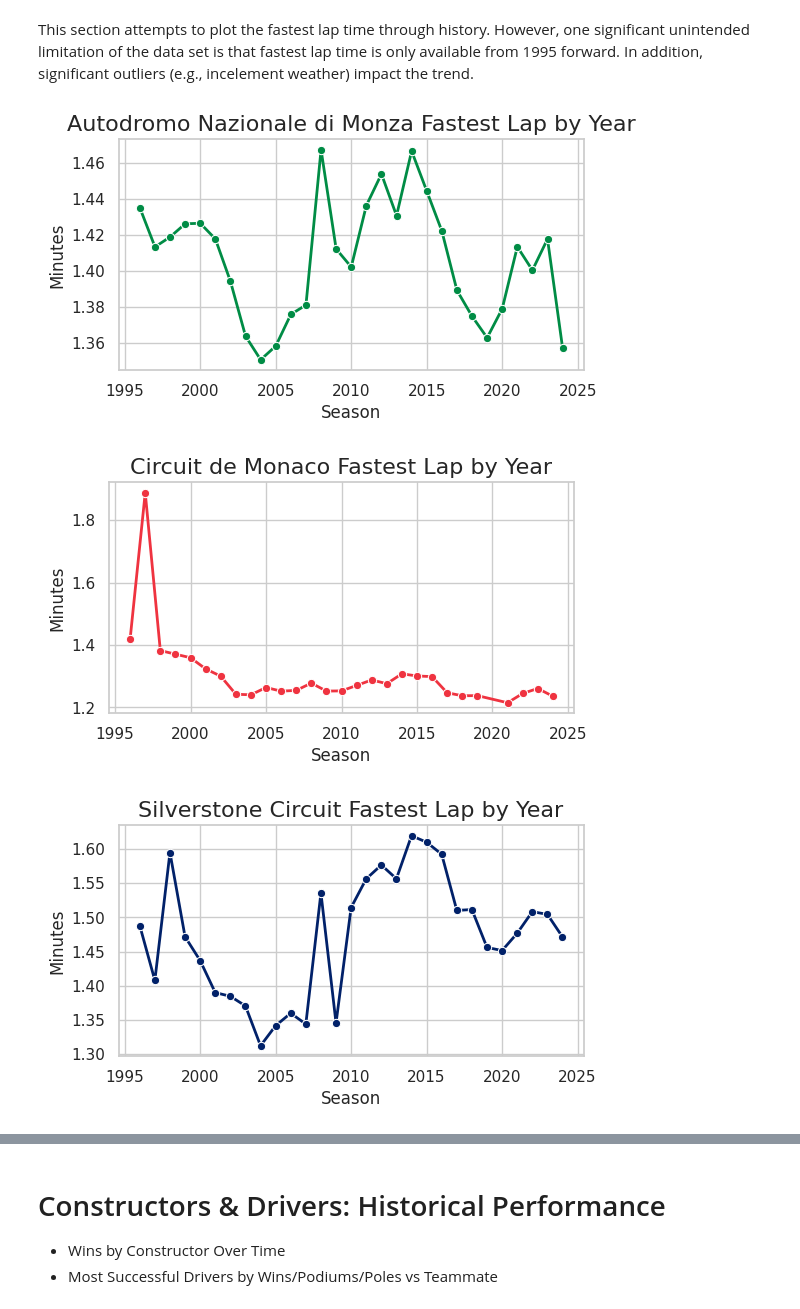
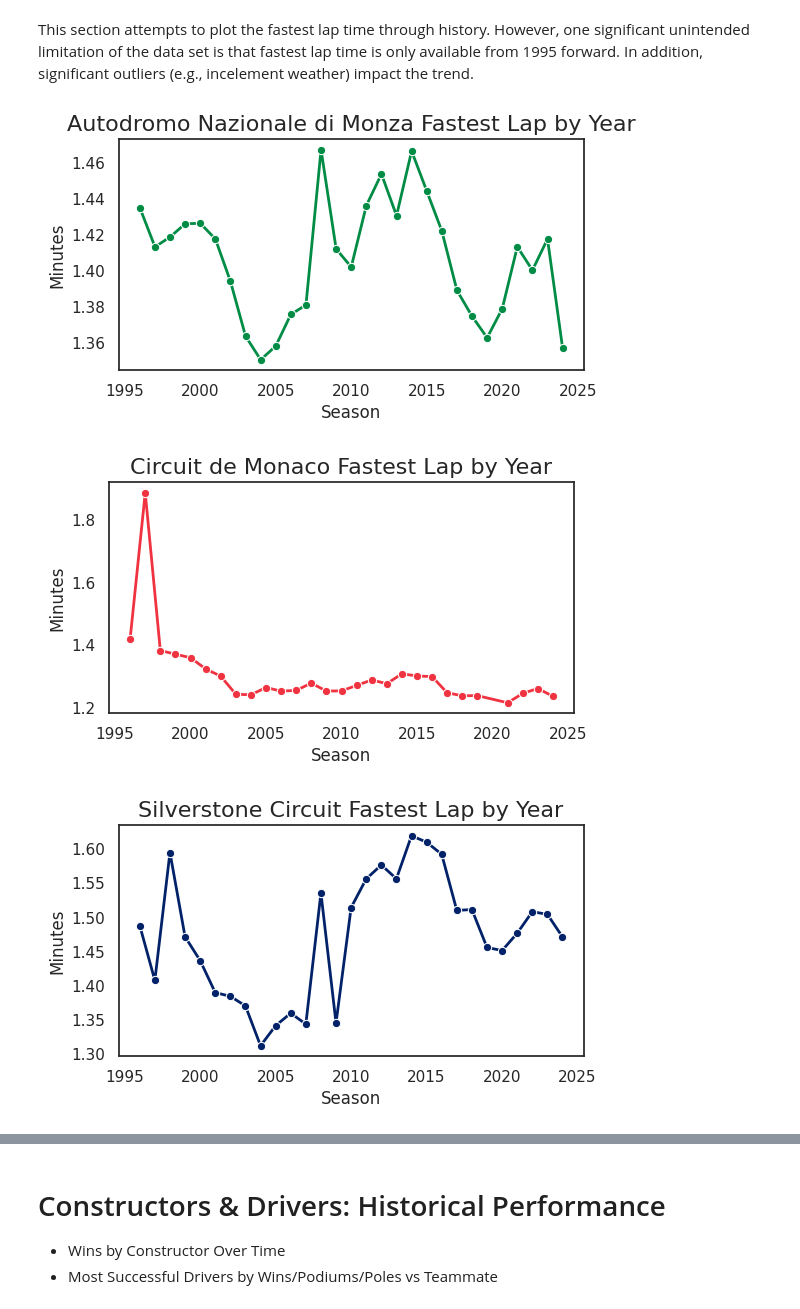
Before and after one commit to davidgoins236/data_viz_final_project, a Jupyter notebook: data_viz_final_project.ipynb, the cells around one changed output, grey strips where cells are left out. Saved outputs shown, nothing was run; the diff lists cells and outputs as text; code cells hidden in the pictures.

```diff
--- a/data_viz_final_project.ipynb
+++ b/data_viz_final_project.ipynb
@@ -142,7 +142,7 @@ This time series plot is designed to show the expansion of the number of races o
 plt_df = races.groupby(['year']).agg(race_count=('raceId', 'count')).reset_index()
 
 # Set theme and figsize
-sns.set_theme(style="whitegrid")
+sns.set_theme(style="white")
 plt.figure(figsize=(12, 6))
 
 line_plot = sns.lineplot(data=plt_df, x='year', y='race_count', marker='o', linewidth=2,color=f1_color_palette['Soft Red'])
@@ -196,7 +196,7 @@ plt_df1 = plt_df1.merge(plt_df2, how = 'left', left_on = 'year',right_on='min_ye
 
 
 # Step 2: Set up Seaborn theme and plot
-sns.set_theme(style="whitegrid")
+sns.set_theme(style="white")
 fig, ax1 = plt.subplots(figsize=(14, 6))
 
 # Step 3: Bar chart for circuit debuts (left axis)
@@ -368,24 +368,24 @@ This section attempts to plot the fastest lap time through history. However, one
 # %%
 flag_colors = {
     'Silverstone Circuit': '#012169',      # UK (navy blue)
     'Autodromo Nazionale di Monza': '#008C45',                    # Italy (green)
     'Circuit de Monaco': '#EF3340',        # Monaco (red)
     'Circuit de Spa-Francorchamps': '#FAE100',        # Belgium (yellow)
 }
 for c in top4:
   plt_df = agg_race_lap_times_df.query('name == @c')\
     .assign(fastest_lap_minutes = lambda x: x.fastest_lap_ms/60000)
 
   #CREAT PLT
-  sns.set_theme(style="whitegrid")
+  sns.set_theme(style="white")
   plt.figure(figsize=(6, 3))
   line_plot = sns.lineplot(data=plt_df, x='year', y='fastest_lap_minutes', marker='o', linewidth=2,color=flag_colors[c])
 
   #Clean up axis labels
   plt.title(f"{c} Fastest Lap by Year", fontsize=16)
   plt.xlabel("Season", fontsize=12)
   plt.ylabel("Minutes", fontsize=12)
 # %% [output]
-[figure, old version]
+[figure, new version]
-[figure, old version]
+[figure, new version]
-[figure, old version]
+[figure, new version]
```
Also changed, not shown: parts of 4 cells of this notebook.
